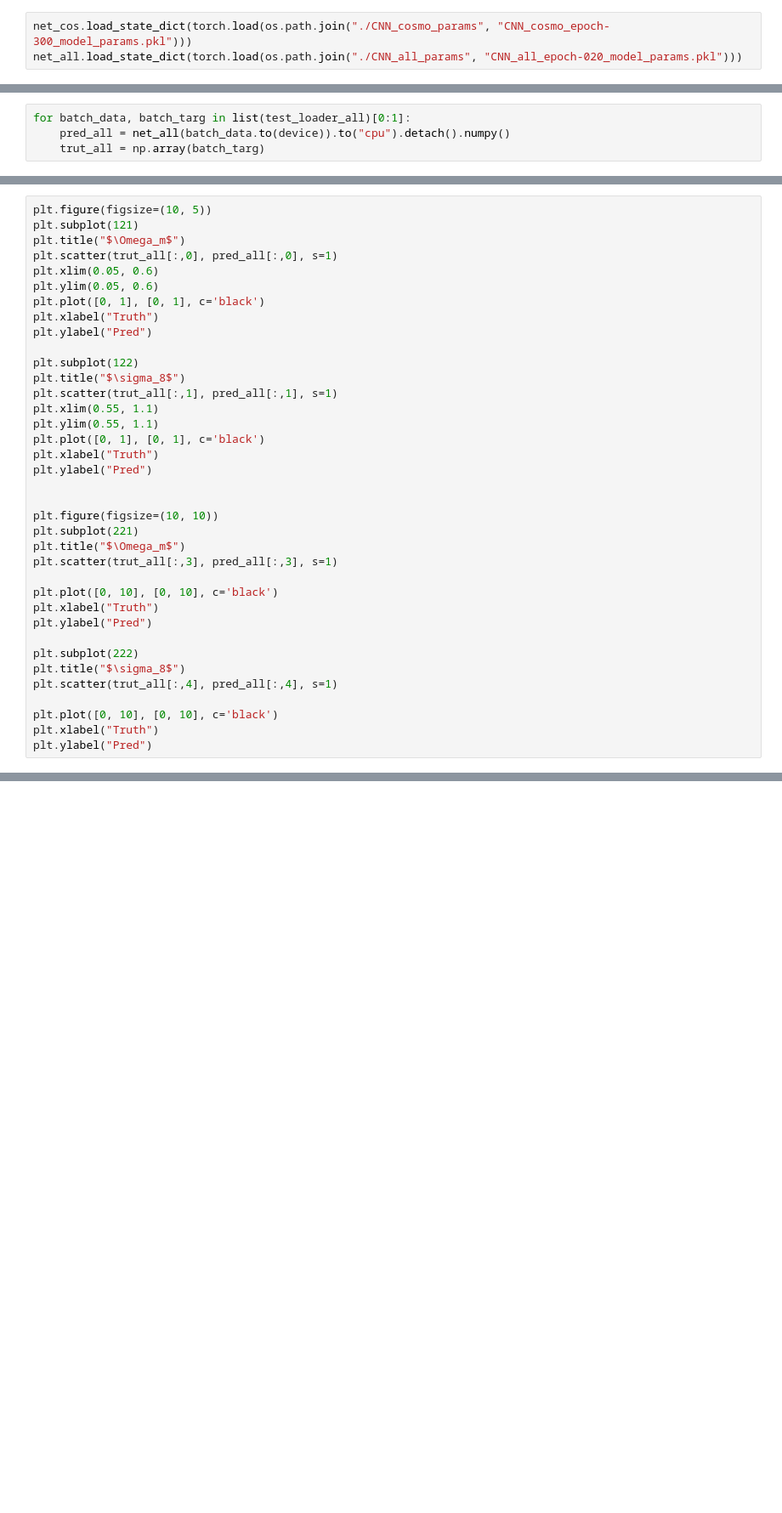
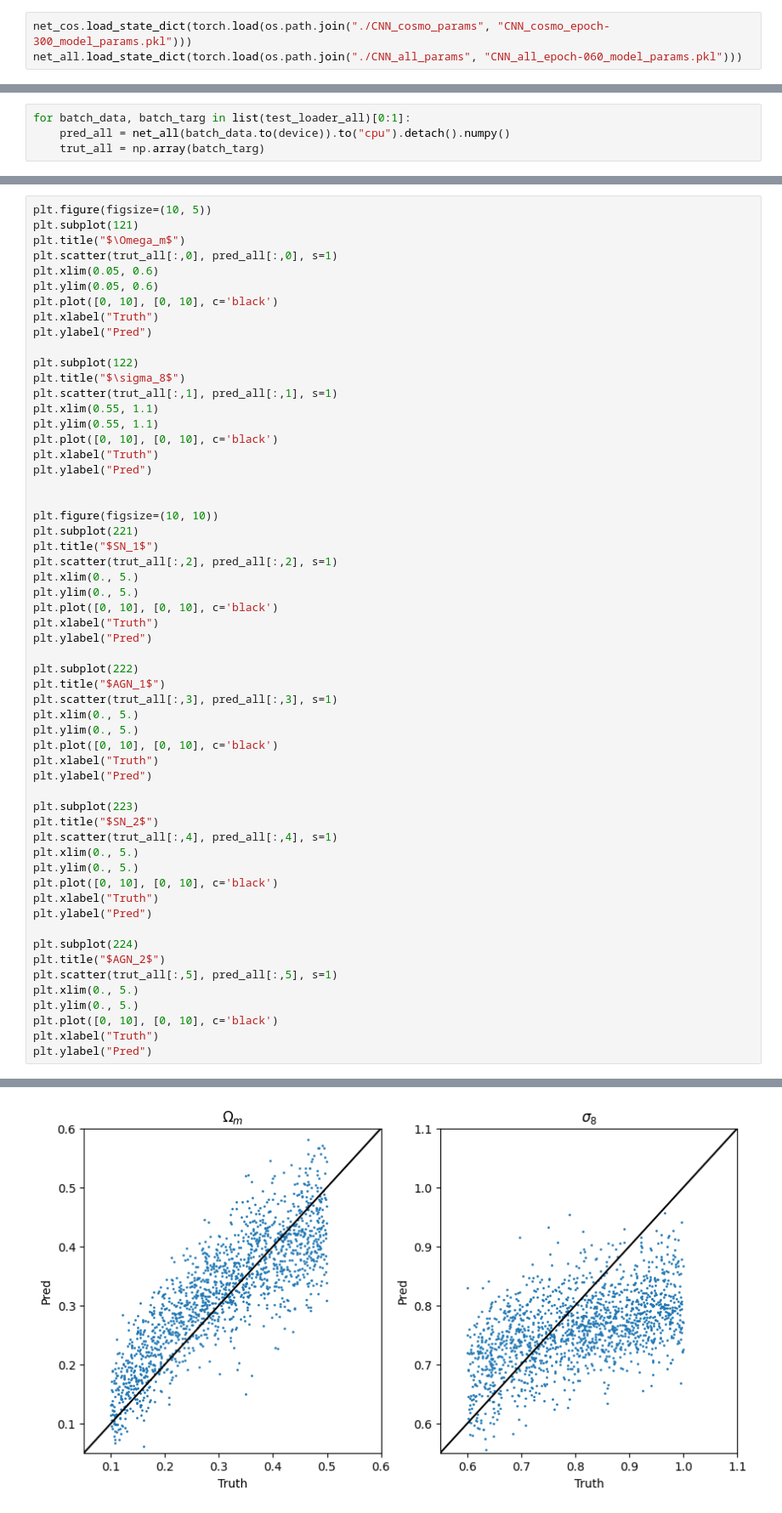
Before and after one commit to pointeee/A3N_CAMELSMultifield, a Jupyter notebook: network.ipynb, the cells around one changed output, grey strips where cells are left out. Shown at 85% size. Saved outputs shown, nothing was run; the diff lists cells and outputs as text; blank space fills up the shorter version.

```diff
--- a/network.ipynb
+++ b/network.ipynb
@@ -35,6 +60,6 @@ if torch.cuda.is_available():
 # %%
 net_cos.load_state_dict(torch.load(os.path.join("./CNN_cosmo_params", "CNN_cosmo_epoch-300_model_params.pkl")))
-net_all.load_state_dict(torch.load(os.path.join("./CNN_all_params", "CNN_all_epoch-020_model_params.pkl")))
+net_all.load_state_dict(torch.load(os.path.join("./CNN_all_params", "CNN_all_epoch-060_model_params.pkl")))
 # %% [output]
 <All keys matched successfully>
 # %%
@@ -92,7 +120,7 @@ plt.title("$\Omega_m$")
 plt.scatter(trut_all[:,0], pred_all[:,0], s=1)
 plt.xlim(0.05, 0.6)
 plt.ylim(0.05, 0.6)
-plt.plot([0, 1], [0, 1], c='black')
+plt.plot([0, 10], [0, 10], c='black')
 plt.xlabel("Truth")
 plt.ylabel("Pred")
 
@@ -101,24 +129,45 @@ plt.title("$\sigma_8$")
 plt.scatter(trut_all[:,1], pred_all[:,1], s=1)
 plt.xlim(0.55, 1.1)
 plt.ylim(0.55, 1.1)
-plt.plot([0, 1], [0, 1], c='black')
+plt.plot([0, 10], [0, 10], c='black')
 plt.xlabel("Truth")
 plt.ylabel("Pred")
 
 
 plt.figure(figsize=(10, 10))
 plt.subplot(221)
-plt.title("$\Omega_m$")
-plt.scatter(trut_all[:,3], pred_all[:,3], s=1)
-
+plt.title("$SN_1$")
+plt.scatter(trut_all[:,2], pred_all[:,2], s=1)
+plt.xlim(0., 5.)
+plt.ylim(0., 5.)
 plt.plot([0, 10], [0, 10], c='black')
 plt.xlabel("Truth")
 plt.ylabel("Pred")
 
 plt.subplot(222)
-plt.title("$\sigma_8$")
-plt.scatter(trut_all[:,4], pred_all[:,4], s=1)
-
+plt.title("$AGN_1$")
+plt.scatter(trut_all[:,3], pred_all[:,3], s=1)
+plt.xlim(0., 5.)
+plt.ylim(0., 5.)
 plt.plot([0, 10], [0, 10], c='black')
 plt.xlabel("Truth")
 plt.ylabel("Pred")
+
+plt.subplot(223)
+plt.title("$SN_2$")
+plt.scatter(trut_all[:,4], pred_all[:,4], s=1)
+plt.xlim(0., 5.)
+plt.ylim(0., 5.)
+plt.plot([0, 10], [0, 10], c='black')
+plt.xlabel("Truth")
+plt.ylabel("Pred")
+
+plt.subplot(224)
+plt.title("$AGN_2$")
+plt.scatter(trut_all[:,5], pred_all[:,5], s=1)
+plt.xlim(0., 5.)
+plt.ylim(0., 5.)
+plt.plot([0, 10], [0, 10], c='black')
+plt.xlabel("Truth")
+plt.ylabel("Pred")
+# %% [output]
@@ -124,0 +175 @@ plt.ylabel("Pred")
+[figure, added]
```
Also changed, not shown: parts of 10 cells of this notebook, 2 other files.
